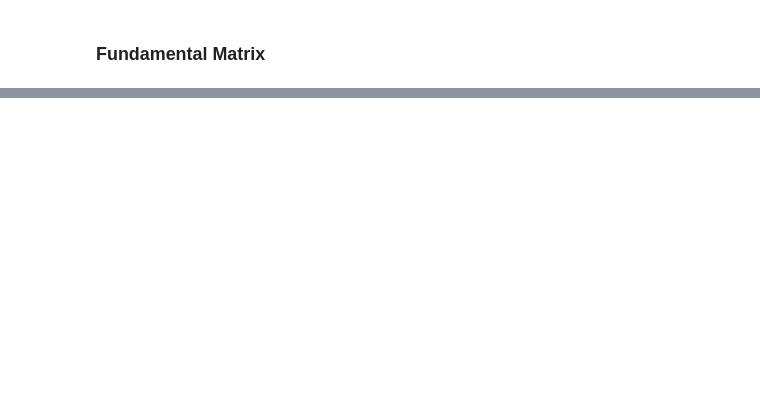
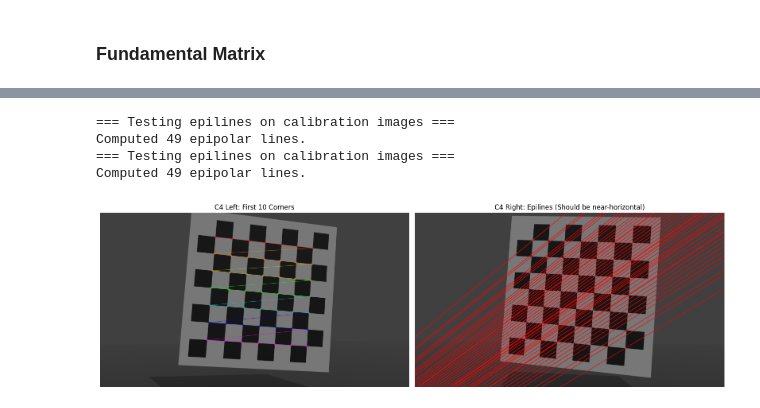
Before and after one commit to Muten-Roshi-Sama/Epipolar_3D_Image_Reconstruction_GPUcomputing, a Jupyter notebook: 3D_reconstruct.ipynb, the cells around one changed output, grey strips where cells are left out. Cells and saved outputs as stored; diff of their text form; code cells hidden in the pictures; blank space fills up the shorter version.

```diff
--- a/3D_reconstruct.ipynb
+++ b/3D_reconstruct.ipynb
@@ -422,0 +926,40 @@ if result_left['success'] and result_right['success']:
+# %%
+# Epilines for chessboard
+# TEST 1: Use chessboard c4 images (should give perfect horizontal lines)
+print("=== Testing epilines on calibration images ===")
+
+FUNDAMENTAL_MATRIX = F_manual_v2 #F_opencv  # Use the OpenCV computed F
+
+# Extract a few chessboard corner points from left
+result_test_left = detect_chessboard_corners("./chessboards/c4Left.png")
+test_points = result_test_left['corners'].reshape(-1, 2) #[:10]  # First 10 corners
+
+# Compute epilines for these known-good points
+epilines_test = get_epilines(F_opencv, test_points)
+
+# Draw on c4Right (the image F was calibrated on)
+img_test_right = cv2.imread("./chessboards/c4Right.png")
+img_test_right_rgb = cv2.cvtColor(img_test_right, cv2.COLOR_BGR2RGB)
+img_test_epilines = draw_epilines(img_test_right_rgb, epilines_test, color=(255, 0, 0), thickness=2)
+
+# Visualize
+fig, (ax1, ax2) = plt.subplots(1, 2, figsize=(16, 8))
+
+# Show corners on left
+ax1.imshow(result_test_left['image_with_corners'])
+ax1.set_title('C4 Left: First 10 Corners')
+ax1.axis('off')
+
+# Show epilines on right
+ax2.imshow(img_test_epilines)
+ax2.set_title('C4 Right: Epilines (Should be near-horizontal)')
+ax2.axis('off')
+
+plt.tight_layout()
+plt.show()
+# %% [output]
+=== Testing epilines on calibration images ===
+Computed 49 epipolar lines.
+=== Testing epilines on calibration images ===
+Computed 49 epipolar lines.
+[figure, added]
```
Also changed, not shown: parts of 30 cells of this notebook, 1 other file.
